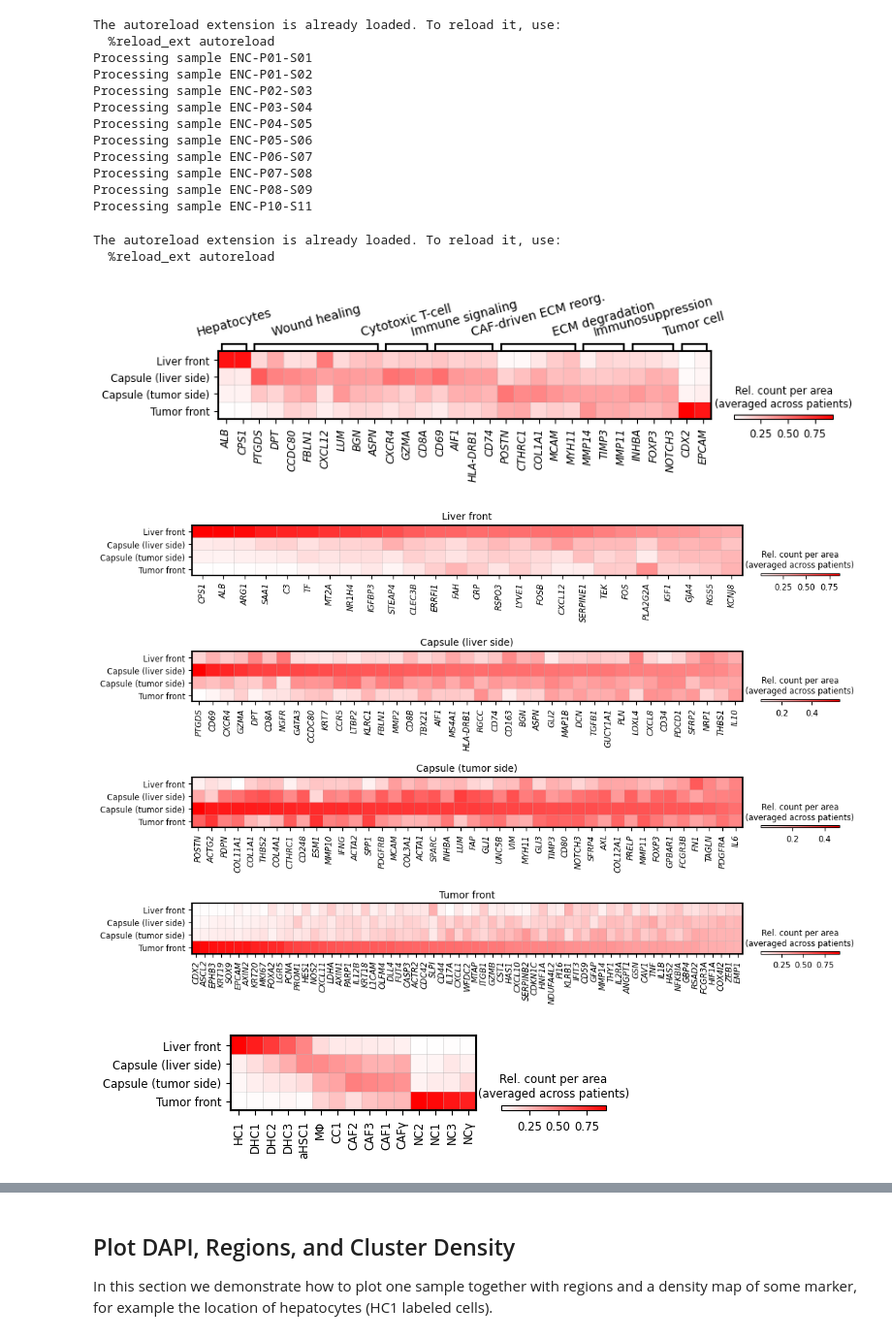
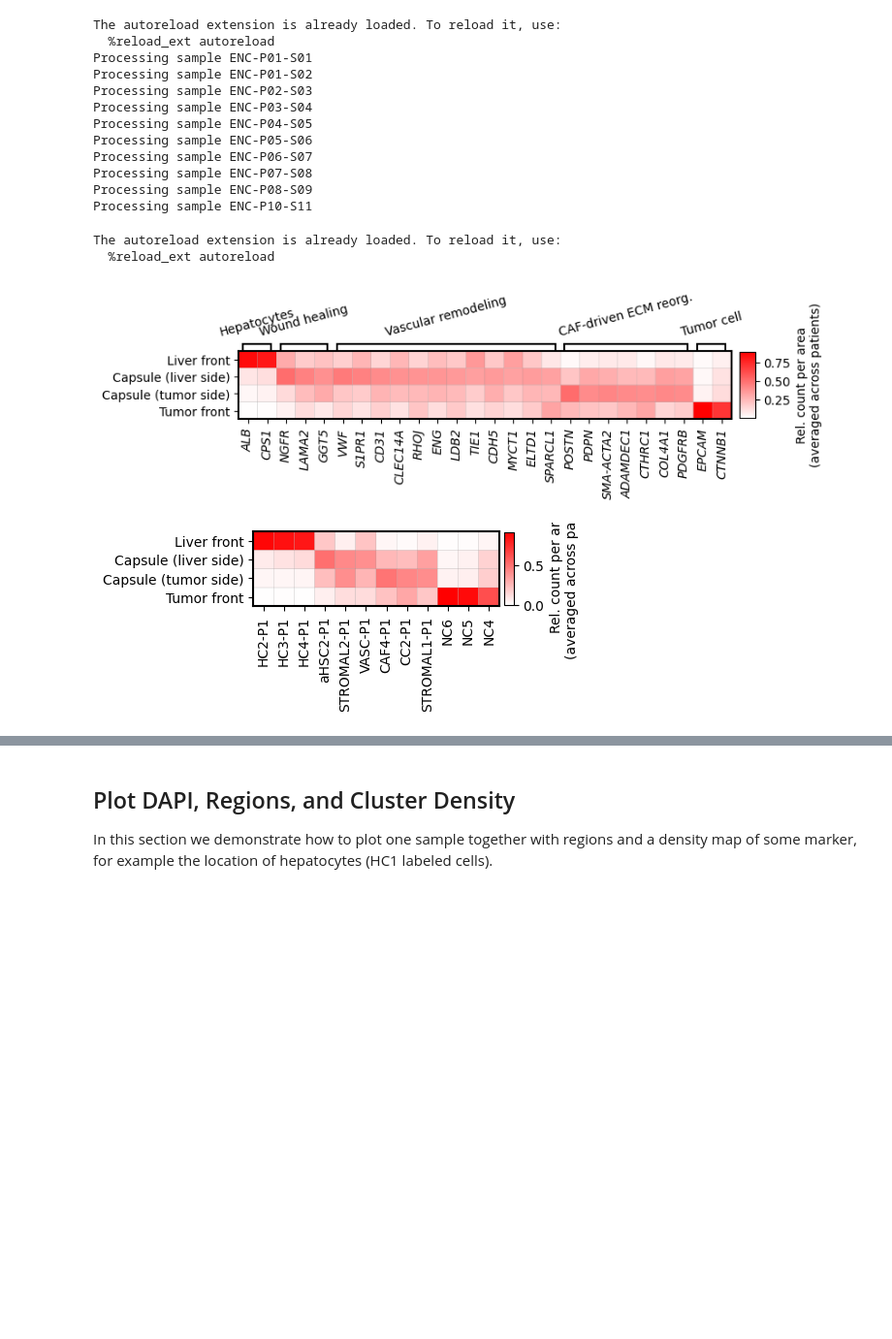
Before and after one commit to axanderssonumu/iss_crclm, a Jupyter notebook: analyses.ipynb, the cells around one changed output, grey strips where cells are left out. Shown at 97% size. Cells and saved outputs as stored; diff of their text form; code cells hidden in the pictures; blank space fills up the shorter version.

```diff
--- a/analyses.ipynb
+++ b/analyses.ipynb
@@ -1008,7 +968,7 @@ from utils.format_data import to_points_df
 image_folder = Path("data/images")
 
 # Load anndata objects with reads and cells.
-panel = 2
+panel = 1
 reads_ad = sc.read_h5ad(f"data/files/prepared_reads_panel_{panel}.h5ad")
 cells_ad = sc.read_h5ad(f"prepared_adata/prepared_cells_panel_{panel}.h5ad")
 
@@ -1102,35 +1062,34 @@ Processing sample ENC-P10-S11
 # %%
 %load_ext autoreload
 %autoreload 2
 from utils.plotting import plot_counts_per_ehgp_region
 import matplotlib.pyplot as plt
 if panel == 1:
     gene_groups = {
         "Hepatocytes": ["ALB", "CPS1"],
         "Wound healing": ["NGFR", "LAMA2", "GGT5"],
         "Vascular remodeling": ["VWF", "S1PR1", "CD31", "CLEC14A", "RHOJ", "ENG","LDB2", "TIE1", "CDH5", "MYCT1", "ELTD1", "SPARCL1"],
         "CAF-driven ECM reorg.": ["POSTN", "PDPN", "SMA-ACTA2", "ADAMDEC1","CTHRC1", "COL4A1", "PDGFRB"],
         "Tumor cell": ["EPCAM", "CTNNB1"]
     }
 else:
     gene_groups = {
         "Hepatocytes": ["ALB", "CPS1"],
         "Wound healing": ["PTGDS", "DPT", "CCDC80", "FBLN1", "CXCL12","LUM", "BGN", "ASPN"],
         "Cytotoxic T-cell": ["CXCR4", "GZMA", "CD8A"],
         "Immune signaling": ["CD69", "AIF1", "HLA-DRB1", "CD74"],
         "CAF-driven ECM reorg.": ["POSTN", "CTHRC1", "COL1A1", "MCAM", "MYH11"],
         "ECM degradation": ["MMP14", "TIMP3", "MMP11"],
         "Immunosuppression": ["INHBA", "FOXP3", "NOTCH3"],
         "Tumor cell": ["CDX2", "EPCAM"]
     }
 
-plot_counts_per_ehgp_region(counts_per_area_reads, gene_groups, figsize=(9, 1), italic_xticklabels=True, show_groups=True, save=f"svgs/ehgp_zonation_panel_{panel}.svg")
-plot_counts_per_ehgp_region(counts_per_area_reads, figsize=(12, 8), split_by_group=True, save=f"svgs/ehgp_zonation_all_genes_panel_{panel}.svg")
-plot_counts_per_ehgp_region(counts_per_area_cells, figsize=(5, 1), italic_xticklabels=False, show_groups=False, save=f"svgs/ehgp_zonation_clusters_panel_{panel}.svg")
+plot_counts_per_ehgp_region(counts_per_area_reads, gene_groups, figsize=(9, 1), italic_labels=True, show_groups=True, save=f"svgs/ehgp_zonation_panel_{panel}.svg", cbar_max_height_in=0.75)
+#plot_counts_per_ehgp_region(counts_per_area_reads, figsize=(12, 8), italic_labels=True, save=f"svgs/ehgp_zonation_all_genes_panel_{panel}.svg")
+plot_counts_per_ehgp_region(counts_per_area_cells, figsize=(5, 1), italic_labels=False, show_groups=False, save=f"svgs/ehgp_zonation_clusters_panel_{panel}.svg", cbar_max_height_in=0.75)
 plt.show()
 # %% [output]
 The autoreload extension is already loaded. To reload it, use:
   %reload_ext autoreload
-[figure, old version]
+[figure, new version]
-[figure, old version]
+[figure, new version]
-[figure, removed]
```
Also changed, not shown: parts of 7 cells of this notebook, 3 other files.
